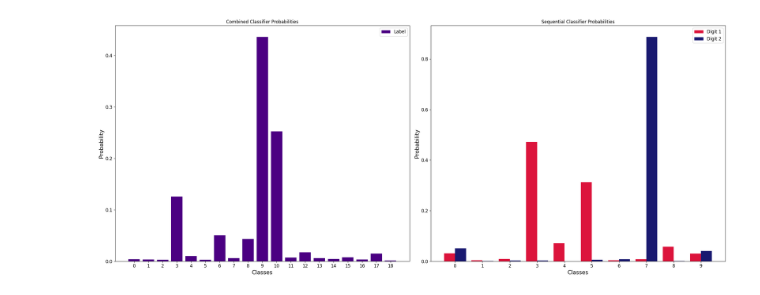
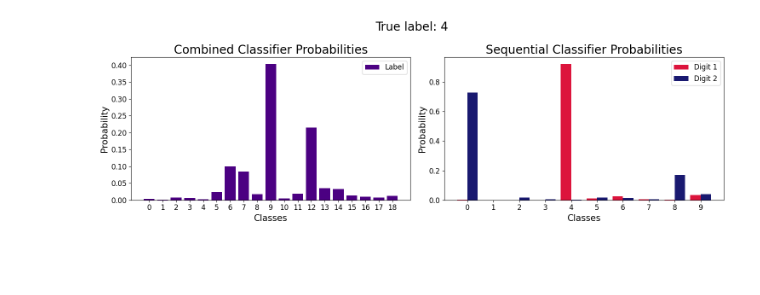
Before and after one commit to ljf441/mnist_add, a Jupyter notebook: classifier.ipynb, the cells around one changed output. Drawn from its saved outputs; the diff is of its cells as text; code cells hidden in the pictures; blank space fills up the shorter version.

```diff
--- a/classifier.ipynb
+++ b/classifier.ipynb
@@ -338,26 +343,27 @@ plot_probs(probabilities)
 # %%
-def plot_probs2(probabilities, probs1, probs2):
-    fig, ax = plt.subplots(1, 2, figsize=(24, 10))
-    ax[0].bar(range(19), probabilities[(1, 1)][0], color='indigo', label='Label')
-    ax[0].set_title("Combined Classifier Probabilities")
+def plot_probs2(probabilities, probs, tests):
+    fig, ax = plt.subplots(1, 2, figsize=(15, 5))
+    idx = 5
+    ax[0].bar(range(19), probabilities[(1, 1)][idx], color='indigo', label='Label')
+    ax[0].set_title("Combined Classifier Probabilities", fontsize=20)
     ax[0].set_xlabel("Classes")
     ax[0].set_ylabel("Probability")
     ax[0].set_xticks(range(19))
     ax[0].legend()
 
-
     x = np.arange(10)
-    ax[1].bar(x - 0.2, probs1[1][0], width=0.4, label='Digit 1', color='crimson')
-    ax[1].bar(x + 0.2, probs2[1][0], width=0.4, label='Digit 2', color='midnightblue')
-    ax[1].set_title("Sequential Classifier Probabilities")
+    ax[1].bar(x - 0.2, probs[(1, 0)][idx], width=0.4, label='Digit 1', color='crimson')
+    ax[1].bar(x + 0.2, probs[(1, 1)][idx], width=0.4, label='Digit 2', color='midnightblue')
+    ax[1].set_title("Sequential Classifier Probabilities", fontsize=20)
     ax[1].set_xlabel("Classes")
     ax[1].set_ylabel("Probability")
     ax[1].set_xticks(range(10))
     ax[1].legend()
 
+    plt.suptitle(f"True label: {tests[(1, 1)][idx]}")
     plt.tight_layout()
     plt.show()
 
-plot_probs2(probabilities, probs1, probs2)
+plot_probs2(probabilities, probs, tests)
 # %% [output]
-[figure, old version]
+[figure, new version]
```
Also changed, not shown: parts of 9 cells of this notebook, 27 other files.
